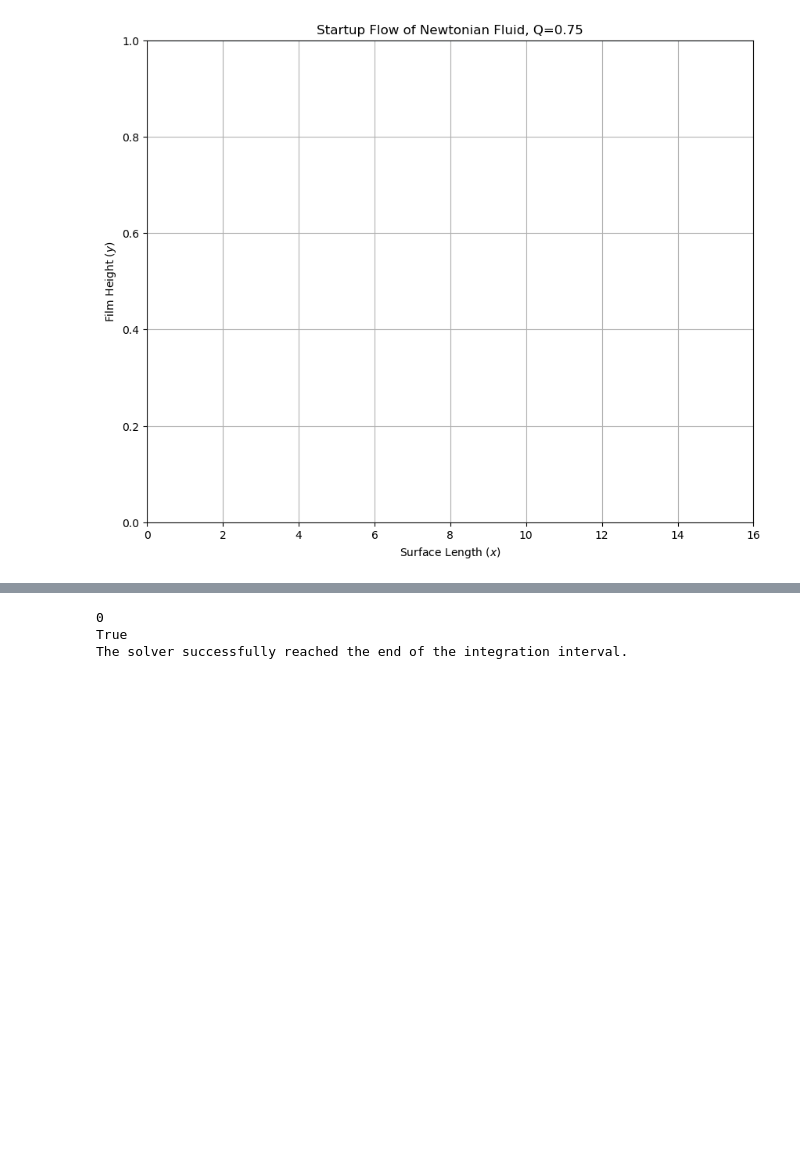
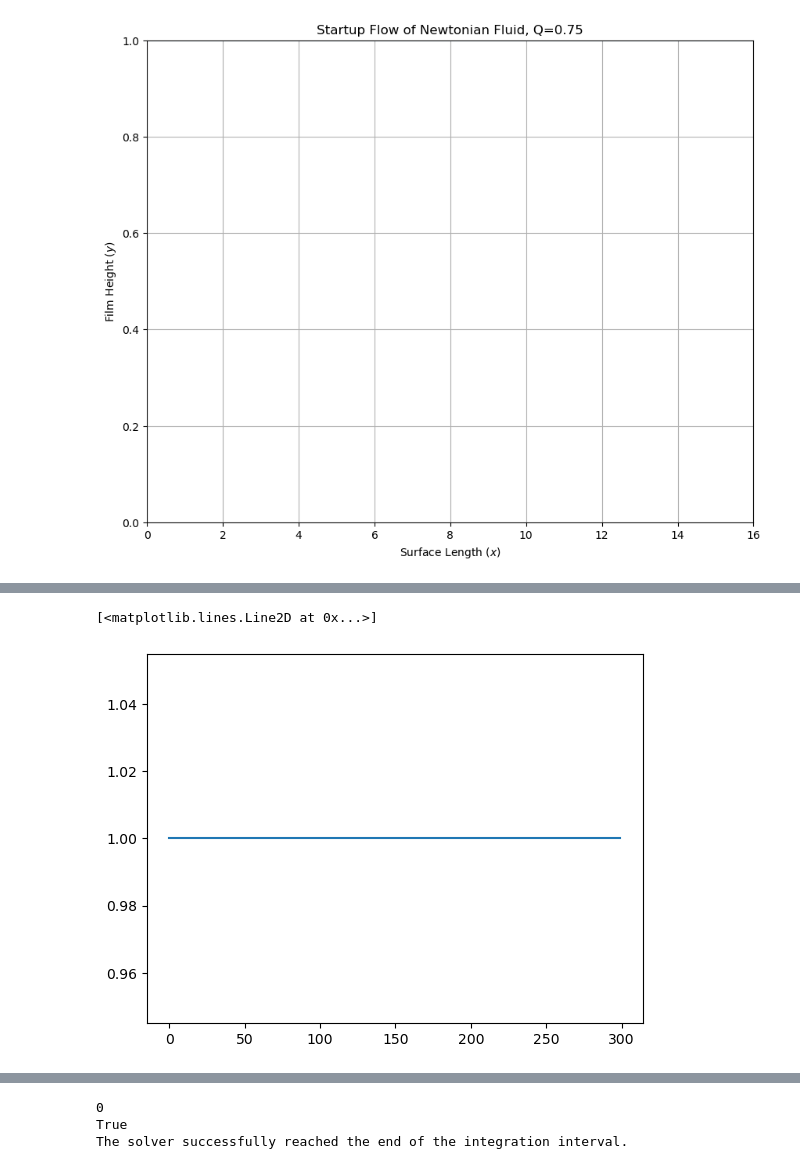
Before and after one commit to jrobo-gith/Independent-project-code, a Jupyter notebook: collection.ipynb, the cells around one changed output, grey strips where cells are left out. Cells and saved outputs as stored; diff of their text form; code cells hidden in the pictures; blank space fills up the shorter version.

```diff
--- a/collection.ipynb
+++ b/collection.ipynb
@@ -227,0 +241,6 @@ We test this equation by setting n to 1 which we can do both analytically and nu
+# %%
+solution = bdf_solver_DP_NN(q=GV['Q'], L=GV['L'])
+plt.plot(solution.y[0, :])
+# %% [output]
+[<matplotlib.lines.Line2D at 0x...>]
+[figure, added]
```
Also changed, not shown: parts of 24 cells of this notebook, 16 other files.
